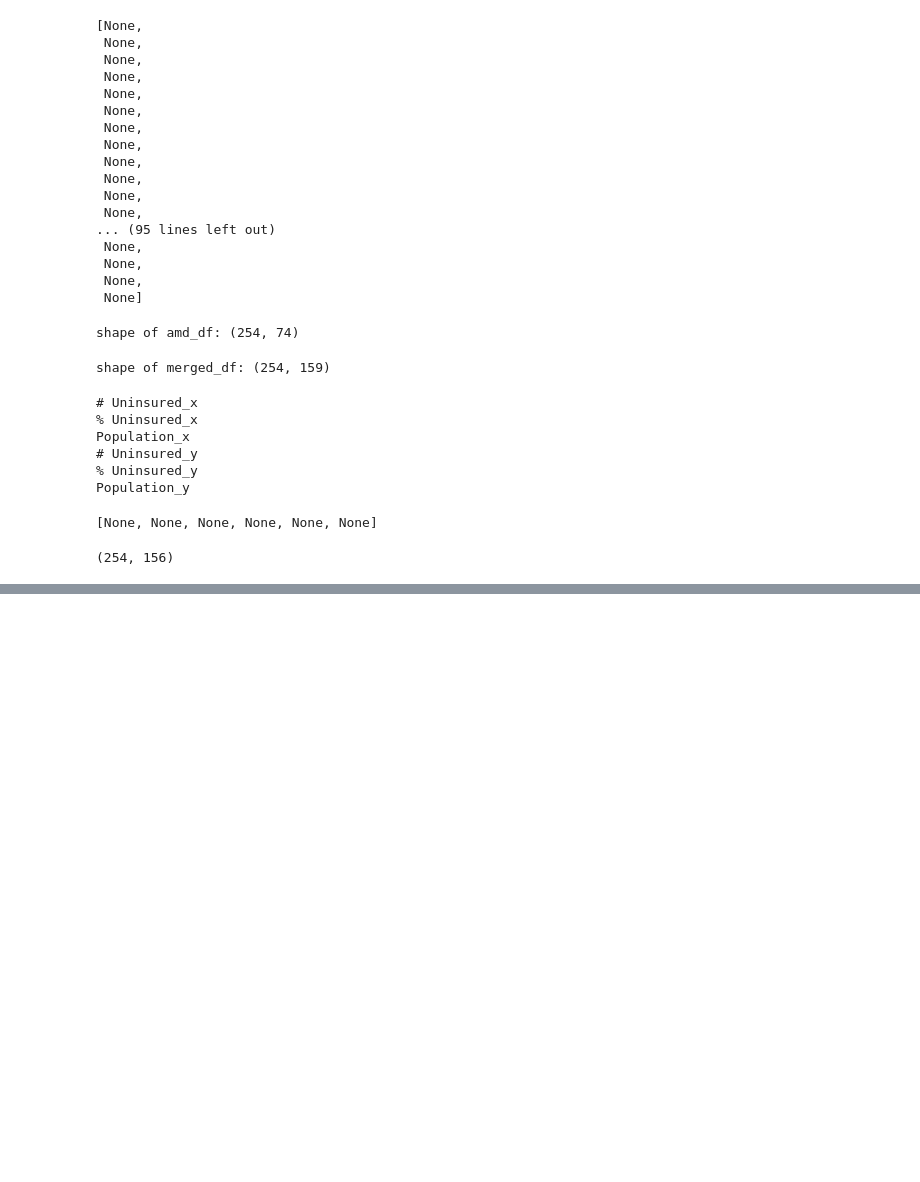
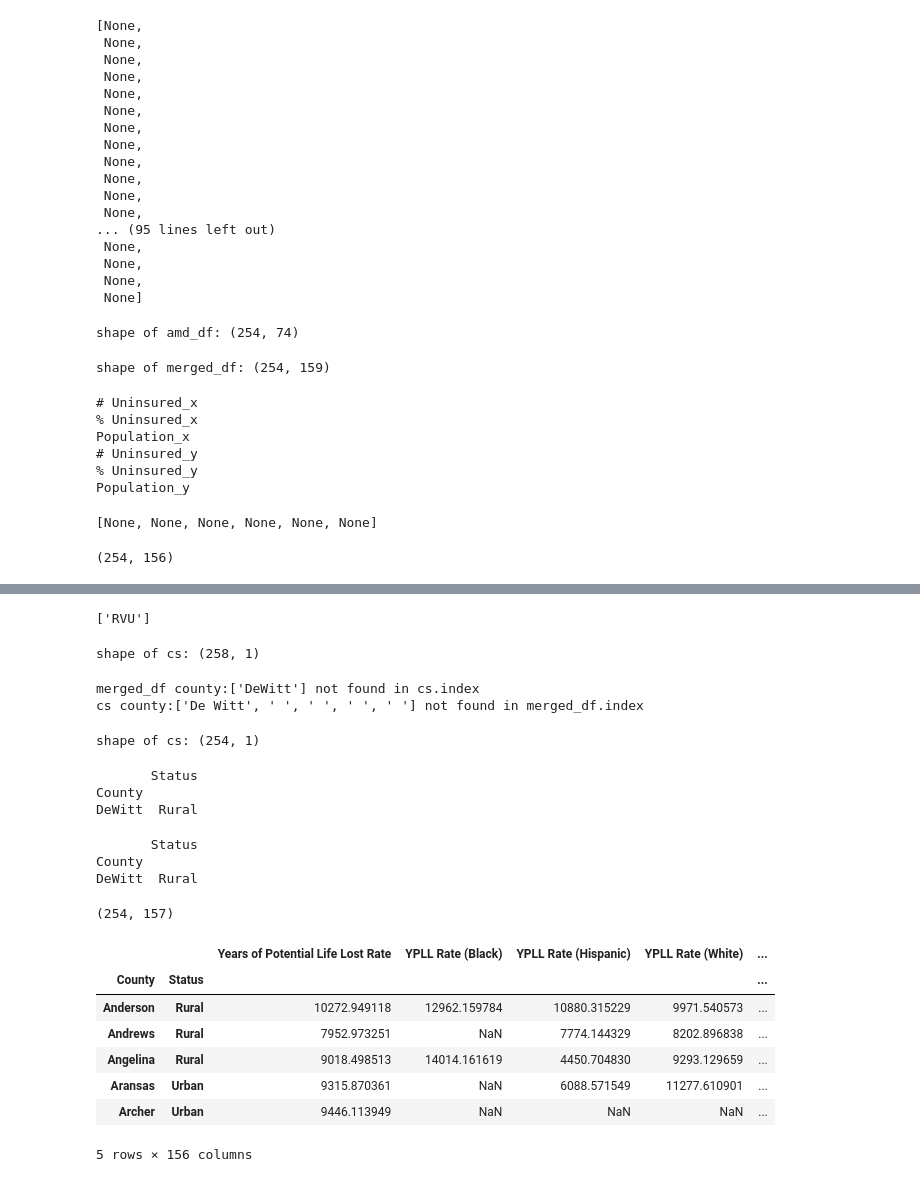
Before and after one commit to kipmadden/Urban-vs.-Rural-Health-Outcomes, a Jupyter notebook: Kip1.ipynb, the cells around one changed output, grey strips where cells are left out. Drawn from its saved outputs; the diff is of its cells as text; code cells hidden in the pictures; blank space fills up the shorter version.

Commit message:
Cleaned and split into Urban and Rural Dataframes

```diff
--- a/Kip1.ipynb
+++ b/Kip1.ipynb
@@ -186,0 +189,63 @@ print(merged_df.shape)
+# %%
+path2 = 'data/county_status.xlsx'
+
+# Get the available sheets in the excel file and put into a list
+sheets2 = pd.ExcelFile(path2).sheet_names
+print(sheets2)
+# %% [output]
+['RVU']
+# %%
+
+# Get the 'Ranked Measure Data' sheet using the sheets list above and rejecting the top header row
+cs = pd.read_excel(path2,usecols=['County','Status'],index_col=0)
+cs.index
+
+# Drop any row that has Nan as an index value
+cs = cs.loc[cs.index.dropna()]
+print(f'shape of cs: {cs.shape}')
+# %% [output]
+shape of cs: (258, 1)
+# %%
+# Check that all counties are in both lists and spelled the same
+print(f'merged_df county:{[county for county in merged_df.index if county not in cs.index]} not found in cs.index')
+print(f'cs county:{[county for county in cs.index if county not in merged_df.index]} not found in merged_df.index')
+# %% [output]
+merged_df county:['DeWitt'] not found in cs.index
+cs county:['De Witt', ' ', ' ', ' ', ' '] not found in merged_df.index
+# %%
+# Drop the columns with spaces as an index value
+cs.loc[cs.index != ' ']
+print(f'shape of cs: {cs.shape}')
+# %% [output]
+shape of cs: (254, 1)
+# %%
+# Rename the cs index 'De Witt' to 'DeWitt'
+cs = cs.rename(index={'De Witt': 'DeWitt'})
+print(cs[cs.index == 'DeWitt'])
+# %% [output]
+       Status
+County
+DeWitt  Rural
+# %%
+print(cs[cs.index == 'DeWitt'])
+# %% [output]
+       Status
+County
+DeWitt  Rural
+# %%
+final_merged_df = pd.merge(cs,merged_df, how='inner', on='County')
+print(final_merged_df.shape)
+# %% [output]
+(254, 157)
+# %%
+final_merged_df.set_index('Status', append=True, inplace=True)
+final_merged_df.head()
+# %% [output]
+|  |  | Years of Potential Life Lost Rate | YPLL Rate (Black) | YPLL Rate (Hispanic) | YPLL Rate (White) | ... |
+| County | Status |  |  |  |  | ... |
+| Anderson | Rural | 10272.949118 | 12962.159784 | 10880.315229 | 9971.540573 | ... |
+| Andrews | Rural | 7952.973251 | NaN | 7774.144329 | 8202.896838 | ... |
+| Angelina | Rural | 9018.498513 | 14014.161619 | 4450.704830 | 9293.129659 | ... |
+| Aransas | Urban | 9315.870361 | NaN | 6088.571549 | 11277.610901 | ... |
+| Archer | Urban | 9446.113949 | NaN | NaN | NaN | ... |
+5 rows × 156 columns
```
Also changed, not shown: parts of 4 cells of this notebook.
